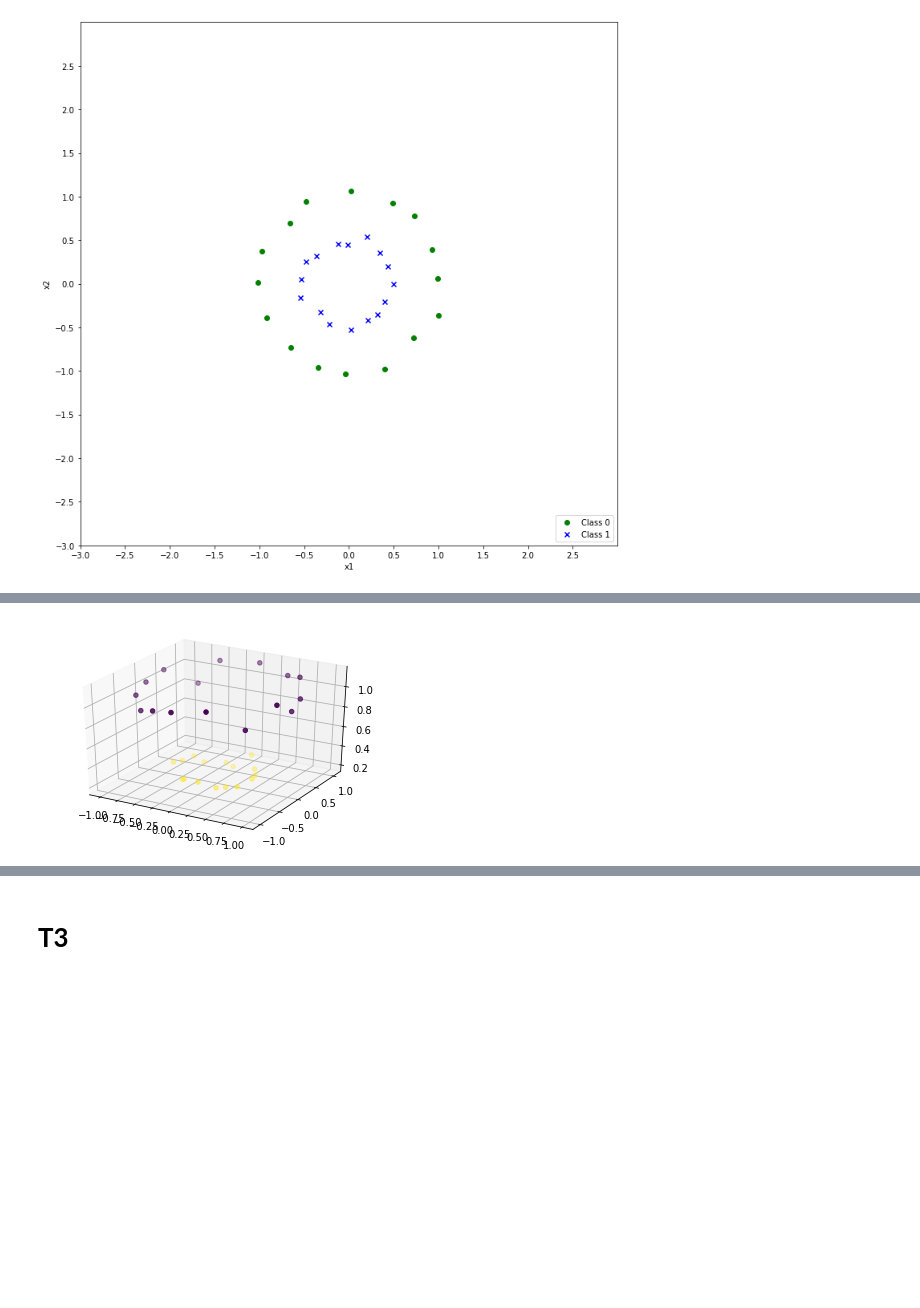
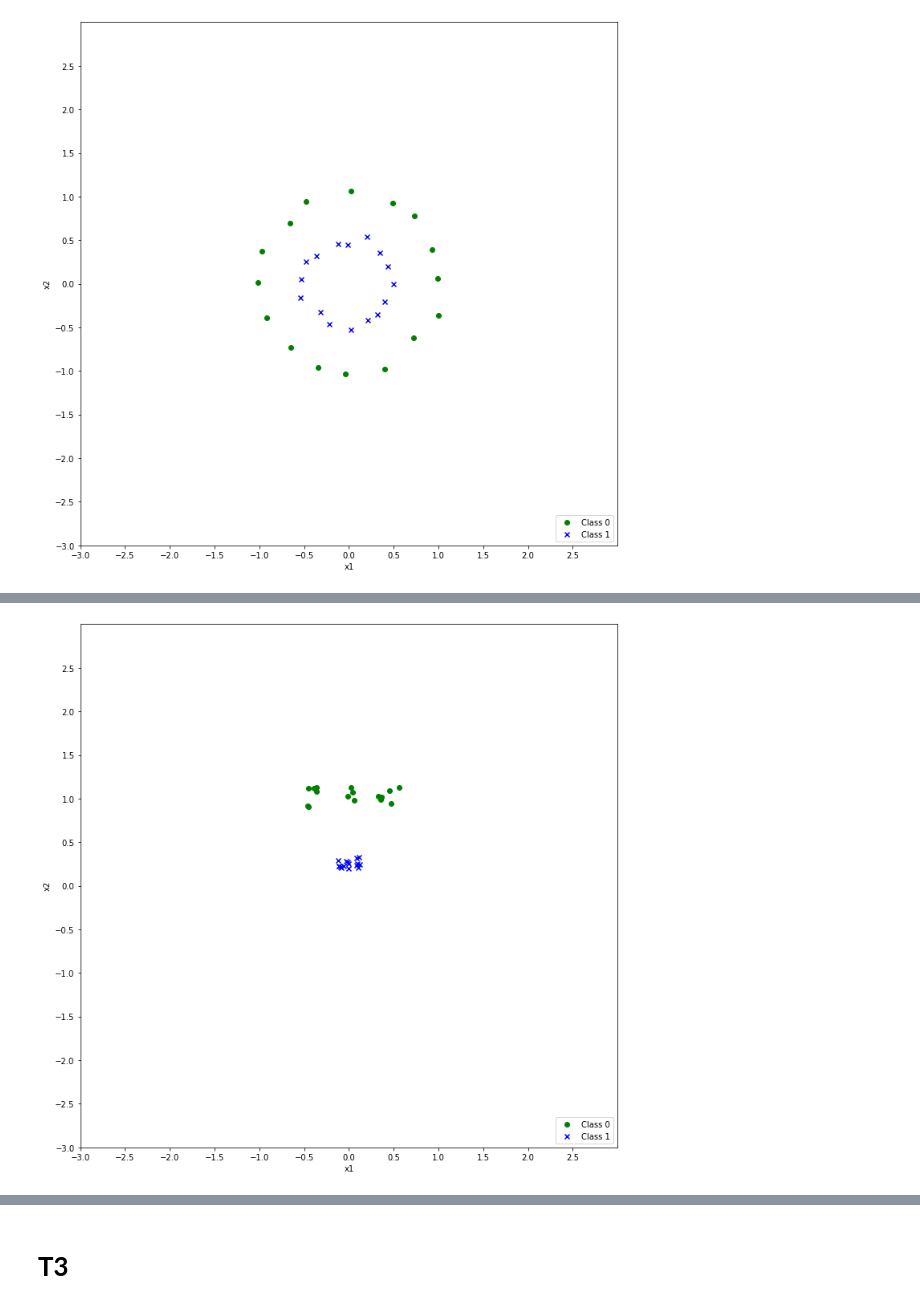
Before and after one commit to melihkurtaran/MachineLearning, a Jupyter notebook: InstanceBasedLearning/InstancebasedLearning.ipynb, the cells around one changed output, grey strips where cells are left out. Cells and saved outputs as stored; diff of their text form; code cells hidden in the pictures; blank space fills up the shorter version.

```diff
--- a/InstanceBasedLearning/InstancebasedLearning.ipynb
+++ b/InstanceBasedLearning/InstancebasedLearning.ipynb
@@ -262,4 +262,10 @@ y = ds2[2].values
 # Class 0 are negatives and Class 1 are positives
 class_0 = ds2.loc[ds2[2] == -1]
 class_1 = ds2.loc[ds2[2] == 1]
+# %%
+X_neg = class_0[[0,1]].values
+X_pos = class_1[[0,1]].values
+
+y_pos = class_0[2].values
+y_neg = class_1[2].values
 # %%
@@ -325,14 +312,49 @@ NameError: ignored
-# %%
-# adding a new dimension to X
-X1 = X[:, 0].reshape((-1, 1))
-X2 = X[:, 1].reshape((-1, 1))
-X3 = (X1**2 + X2**2)
-X = np.hstack((X, X3))
-
-# visualize data in 3D
-fig = plt.figure()
-axes = fig.add_subplot(111, projection = '3d')
-axes.scatter(X1, X2, X1**2 + X2**2, c = y, depthshade = True)
-plt.show()
-# %% [output]
-[figure, removed]
+# %%
+X1 = X_pos[:, 0].reshape((-1, 1))
+X2 = X_pos[:, 1].reshape((-1, 1))
+x1x2 = X1 * X2
+x1x2sq = X1**2 + X2**2
+X_pos = np.hstack((x1x2, x1x2sq))
+# %%
+X1 = X_neg[:, 0].reshape((-1, 1))
+X2 = X_neg[:, 1].reshape((-1, 1))
+x1x2 = X1 * X2
+x1x2sq = X1**2 + X2**2
+X_neg = np.hstack((x1x2, x1x2sq))
+# %%
+# Plot
+fig = plt.figure(figsize=(12, 12))
+
+# Scatter plot for class 0
+plt.scatter(X_neg[:, 0], X_neg[:, 1],
+            marker='o', color='green',
+            label='Class 0')
+
+# Scatter plot for class 1
+plt.scatter(X_pos[:, 0], X_pos[:, 1],
+            marker='x', color='blue',
+            label='Class 1')
+
+# Set plot limits
+plt.xlim(-3, 3)
+plt.ylim(-3, 3)
+
+# Set axis ticks
+plt.xticks(np.arange(-3, 3, step=0.5))
+plt.yticks(np.arange(-3, 3, step=0.5))
+
+# Set axis labels
+plt.xlabel('X-axis')
+plt.ylabel('Y-axis')
+
+# Add labels
+plt.xlabel('x1')
+plt.ylabel('x2')
+
+# Add legend
+plt.legend(loc='lower right')
+
+# Show plot
+plt.show()
+# %% [output]
+[figure, added]
```
Also changed, not shown: parts of 6 cells of this notebook.
